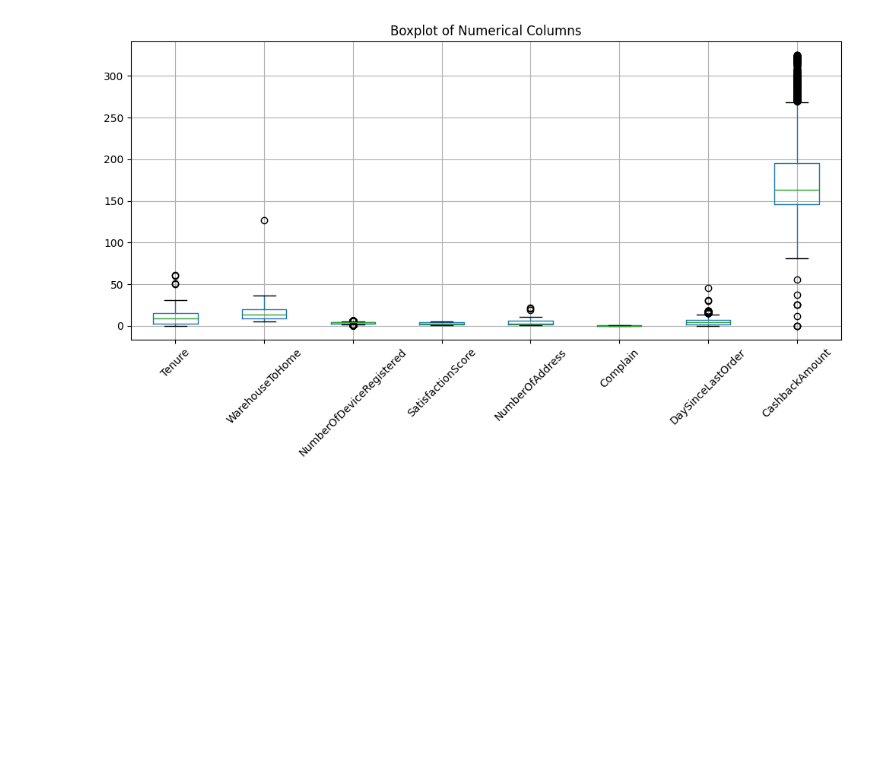
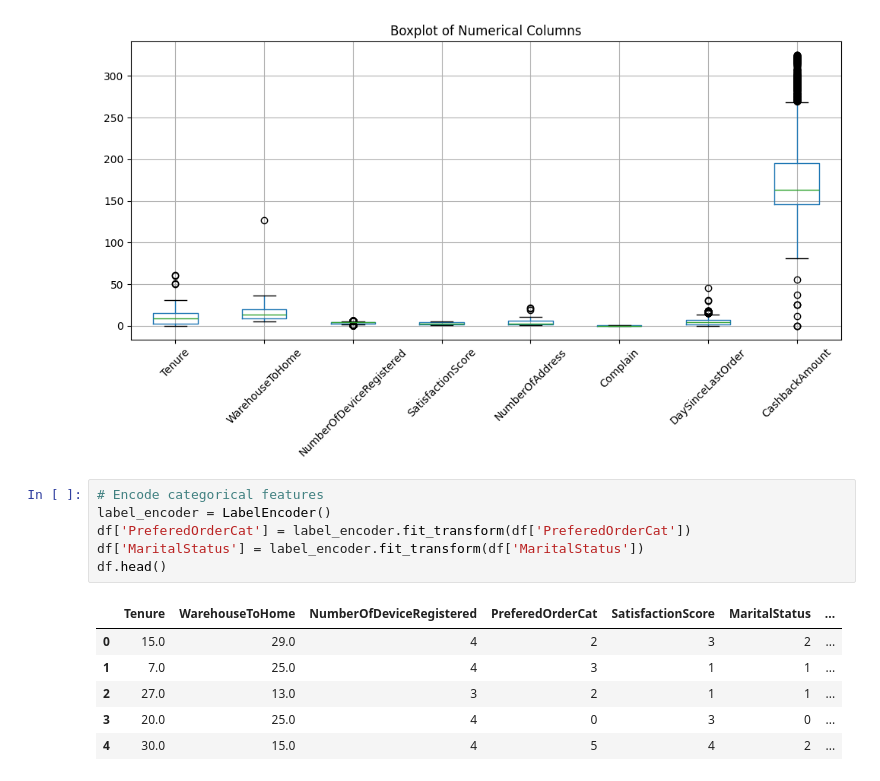
Before and after one commit to Sazibul-Islam-Siam/Customer_Churn_Prediction_using_ML, a Jupyter notebook: code.ipynb, the cells around one changed output. Cells and saved outputs as stored; diff of their text form; blank space fills up the shorter version.

Commit message:
Label Encoding

```diff
--- a/code.ipynb
+++ b/code.ipynb
@@ -73,4 +73,17 @@ plt.tight_layout()
 plt.show()
 # %% [output]
 [figure]
+# %%
+# Encode categorical features
+label_encoder = LabelEncoder()
+df['PreferedOrderCat'] = label_encoder.fit_transform(df['PreferedOrderCat'])
+df['MaritalStatus'] = label_encoder.fit_transform(df['MaritalStatus'])
+df.head()
+# %% [output]
+|  | Tenure | WarehouseToHome | NumberOfDeviceRegistered | PreferedOrderCat | SatisfactionScore | MaritalStatus | ... |
+| 0 | 15.0 | 29.0 | 4 | 2 | 3 | 2 | ... |
+| 1 | 7.0 | 25.0 | 4 | 3 | 1 | 1 | ... |
+| 2 | 27.0 | 13.0 | 3 | 2 | 1 | 1 | ... |
+| 3 | 20.0 | 25.0 | 4 | 0 | 3 | 0 | ... |
+| 4 | 30.0 | 15.0 | 4 | 5 | 4 | 2 | ... |
 # %%
```
Also changed, not shown: parts of 1 cell of this notebook.
